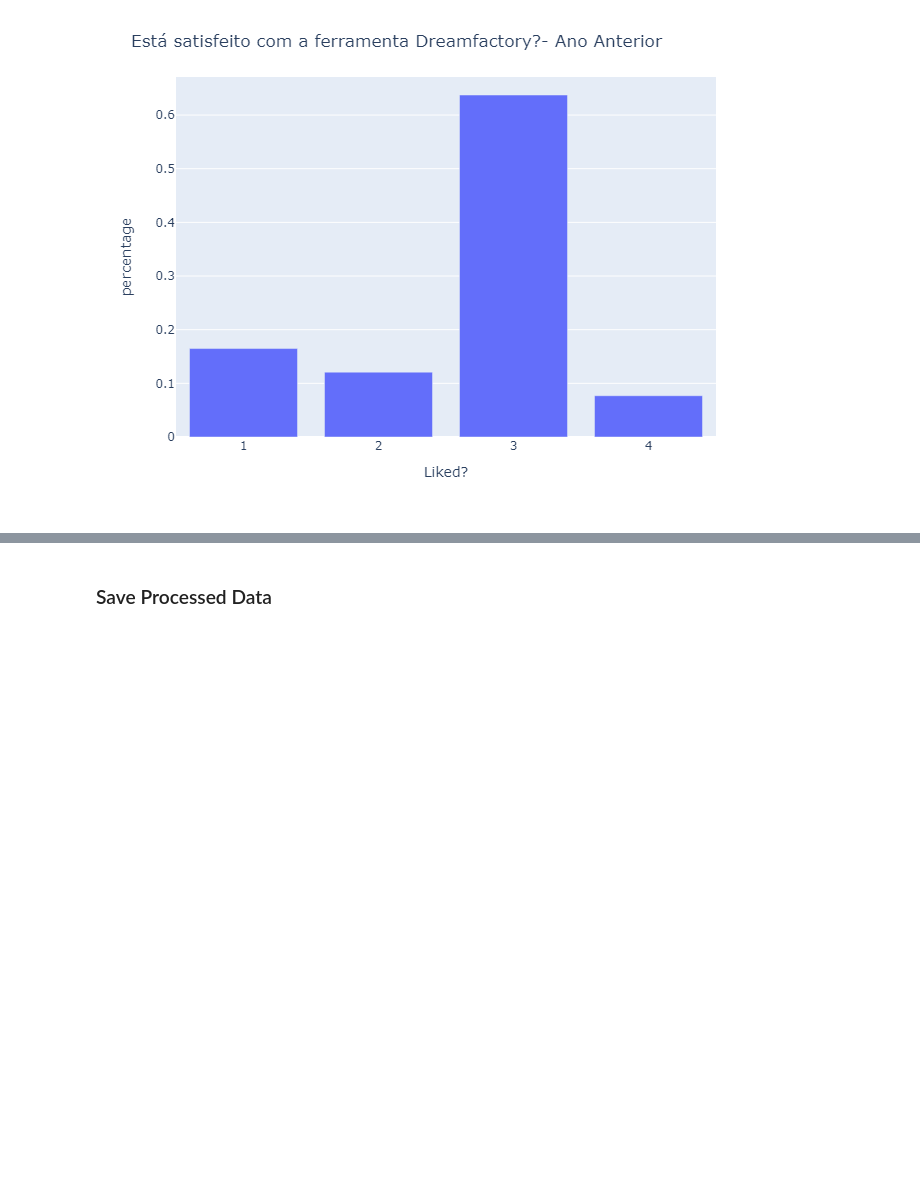
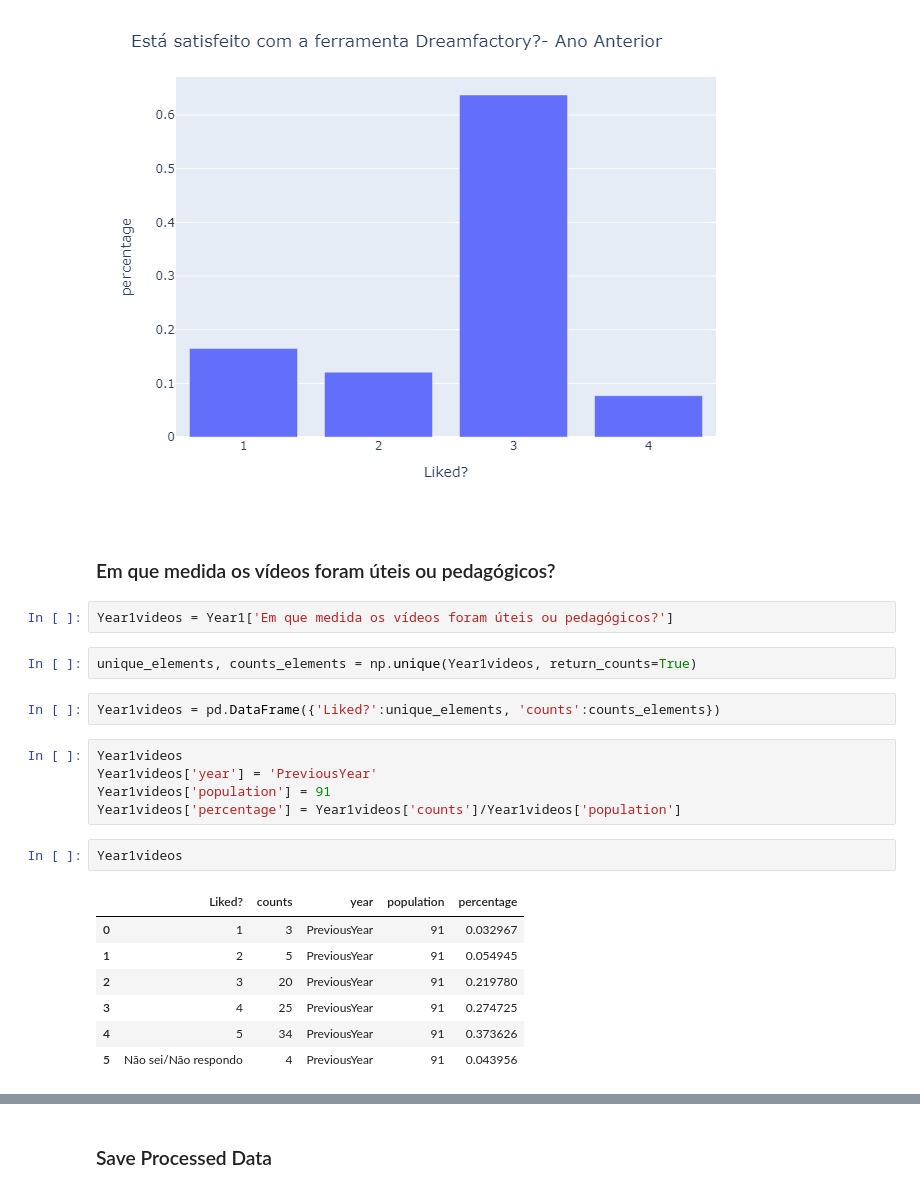
Before and after one commit to DSWorkPortugal/MscThesisFernando, a Jupyter notebook: 1-PreviousYear.ipynb, the cells around one changed output, grey strips where cells are left out. Drawn from its saved outputs; the diff is of its cells as text; blank space fills up the shorter version.

```diff
--- a/1-PreviousYear.ipynb
+++ b/1-PreviousYear.ipynb
@@ -107,3 +113,26 @@ from IPython.display import Image
 Image(filename='Outputs/ImageOutputsYear/Year1Liked.png')
 # %% [output]
 [figure]
+# %% [markdown]
+ ### Em que medida os vídeos foram úteis ou pedagógicos?
+# %%
+Year1videos = Year1['Em que medida os vídeos foram úteis ou pedagógicos?']
+# %%
+unique_elements, counts_elements = np.unique(Year1videos, return_counts=True)
+# %%
+Year1videos = pd.DataFrame({'Liked?':unique_elements, 'counts':counts_elements})
+# %%
+Year1videos
+Year1videos['year'] = 'PreviousYear'
+Year1videos['population'] = 91
+Year1videos['percentage'] = Year1videos['counts']/Year1videos['population']
+# %%
+Year1videos
+# %% [output]
+|  | Liked? | counts | year | population | percentage |
+| 0 | 1 | 3 | PreviousYear | 91 | 0.032967 |
+| 1 | 2 | 5 | PreviousYear | 91 | 0.054945 |
+| 2 | 3 | 20 | PreviousYear | 91 | 0.219780 |
+| 3 | 4 | 25 | PreviousYear | 91 | 0.274725 |
+| 4 | 5 | 34 | PreviousYear | 91 | 0.373626 |
+| 5 | Não sei/Não respondo | 4 | PreviousYear | 91 | 0.043956 |
```
Also changed, not shown: parts of 21 cells of this notebook, 3 other files.
